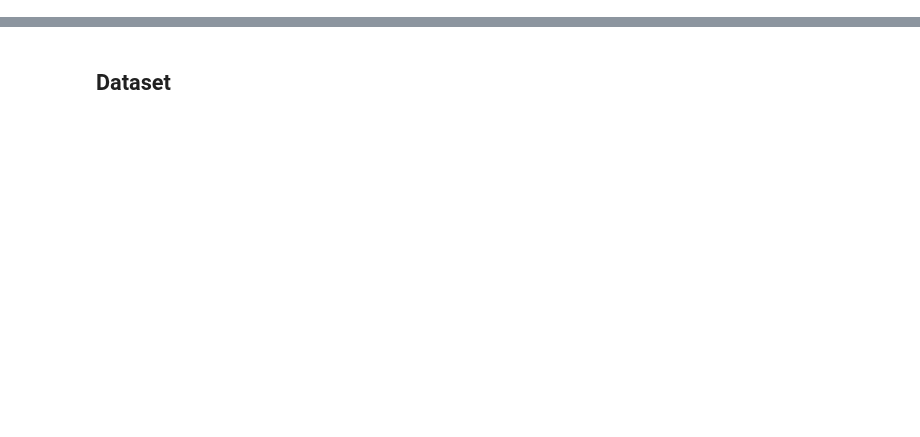
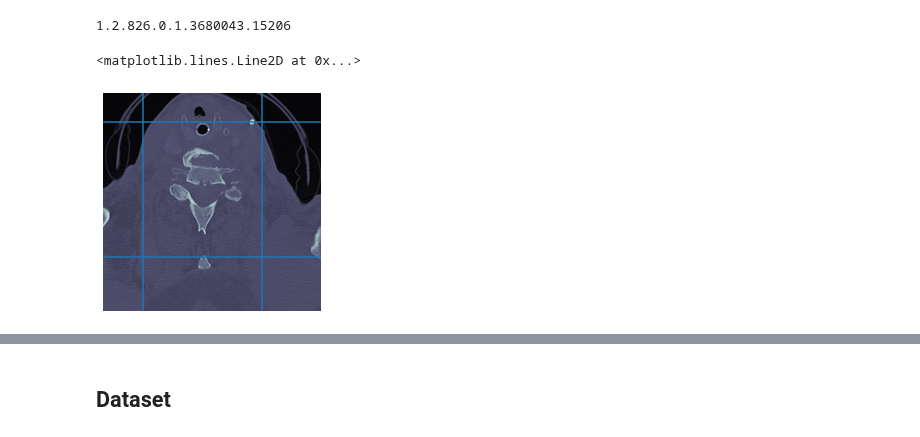
Before and after one commit to ghty011/cervical_spine, a Jupyter notebook: train/train_segmentation_axial_crop.ipynb, the cells around one changed output, grey strips where cells are left out. Cells and saved outputs as stored; diff of their text form; code cells hidden in the pictures; blank space fills up the shorter version.

```diff
--- a/train/train_segmentation_axial_crop.ipynb
+++ b/train/train_segmentation_axial_crop.ipynb
@@ -59,6 +91,5 @@ UIDs = [path.split("/")[-1].replace(".nii","") for path in nii_paths]
 # %%
 sagittal_df = pd.read_csv(os.path.join(DATA_DIR, 'infer_sagittal_boundary.csv')).set_index('UID')
-sagittal_df = sagittal_df.loc[UIDs]
-
-coronal_df = pd.read_csv(os.path.join(DATA_DIR, 'infer_coronal_boundary.csv')).set_index('UID')
-coronal_df = coronal_df.loc[UIDs]
+sagittal_df = sagittal_df.loc[UIDs, ['xmin','xmax']]
+sagittal_df = sagittal_df.add_prefix('sagittal_')
+sagittal_df.tail()
@@ -64,0 +104,5 @@ coronal_df = coronal_df.loc[UIDs]
+# %%
+coronal_df = pd.read_csv(os.path.join(DATA_DIR, 'infer_coronal_boundary.csv')).set_index('UID')
+coronal_df = coronal_df.loc[UIDs, ['xmin','xmax']]
+coronal_df = coronal_df.add_prefix('coronal_')
+coronal_df.tail()
@@ -64,0 +117,3 @@ coronal_df = coronal_df.loc[UIDs]
+# %%
+boundary_df = pd.concat((sagittal_df, coronal_df, xray_df), axis=1)
+boundary_df.tail()
@@ -64,0 +128,7 @@ coronal_df = coronal_df.loc[UIDs]
+# %%
+boundary_df["xmin"] = boundary_df["coronal_xmin"].clip(lower=0)
+boundary_df["ymin"] = boundary_df["sagittal_xmin"].clip(lower=0)
+boundary_df["xmax"] = boundary_df["coronal_xmax"].clip(upper=512)
+boundary_df["ymax"] = boundary_df["sagittal_xmax"].clip(upper=512)
+print(len(boundary_df))
+boundary_df.tail()
@@ -64,0 +144,14 @@ coronal_df = coronal_df.loc[UIDs]
+# %%
+s = boundary_df.iloc[10]
+print(s.name)
+img = Image.open(os.path.join(IMAGES_DIR, s.name, '247.jpeg'))
+plt.axis('off')
+plt.imshow(img, cmap='bone')
+plt.axvline(s.xmin)
+plt.axvline(s.xmax)
+plt.axhline(s.ymin)
+plt.axhline(s.ymax)
+# %% [output]
+1.2.826.0.1.3680043.15206
+<matplotlib.lines.Line2D at 0x...>
+[figure, added]
```
Also changed, not shown: parts of 35 cells of this notebook, 2 other files.
